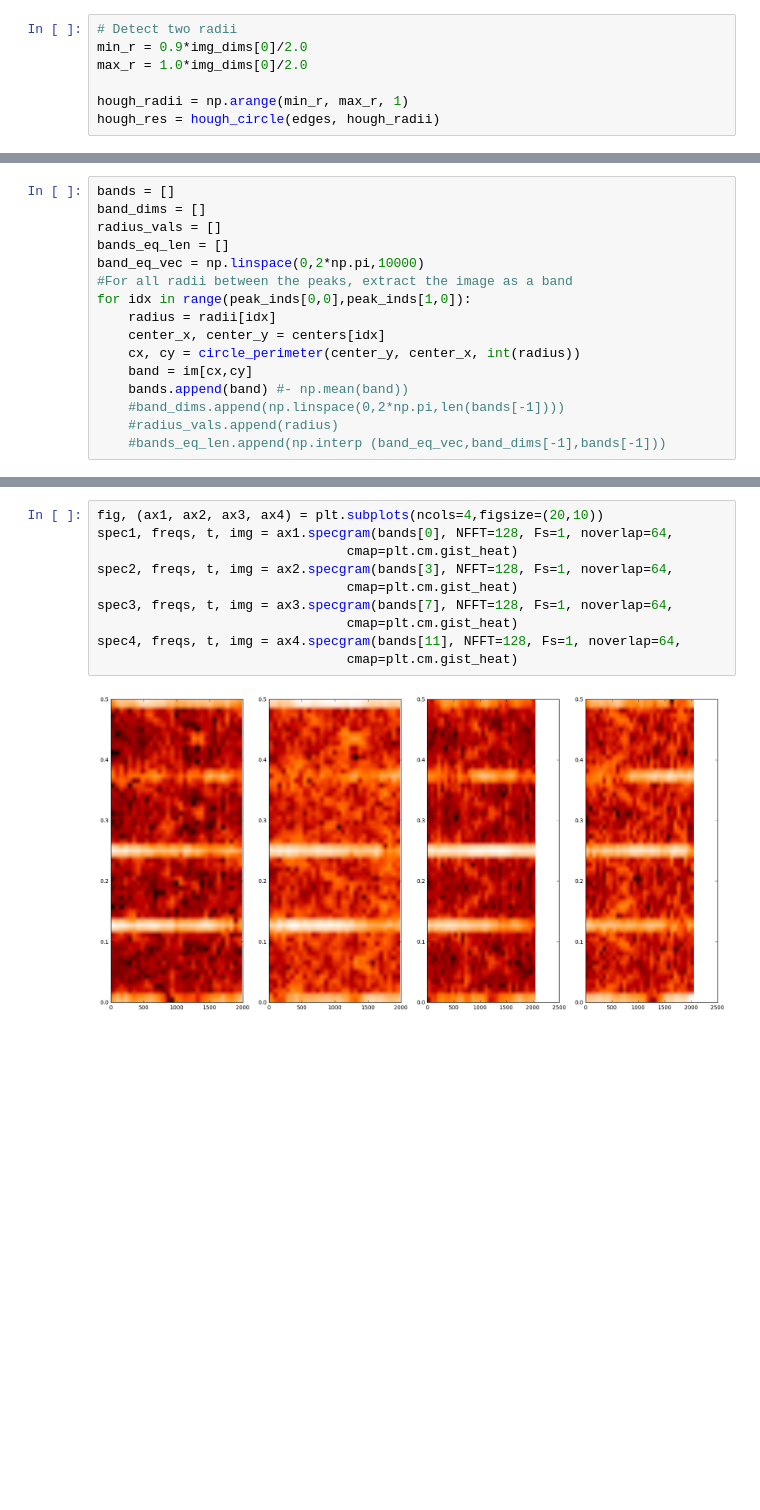
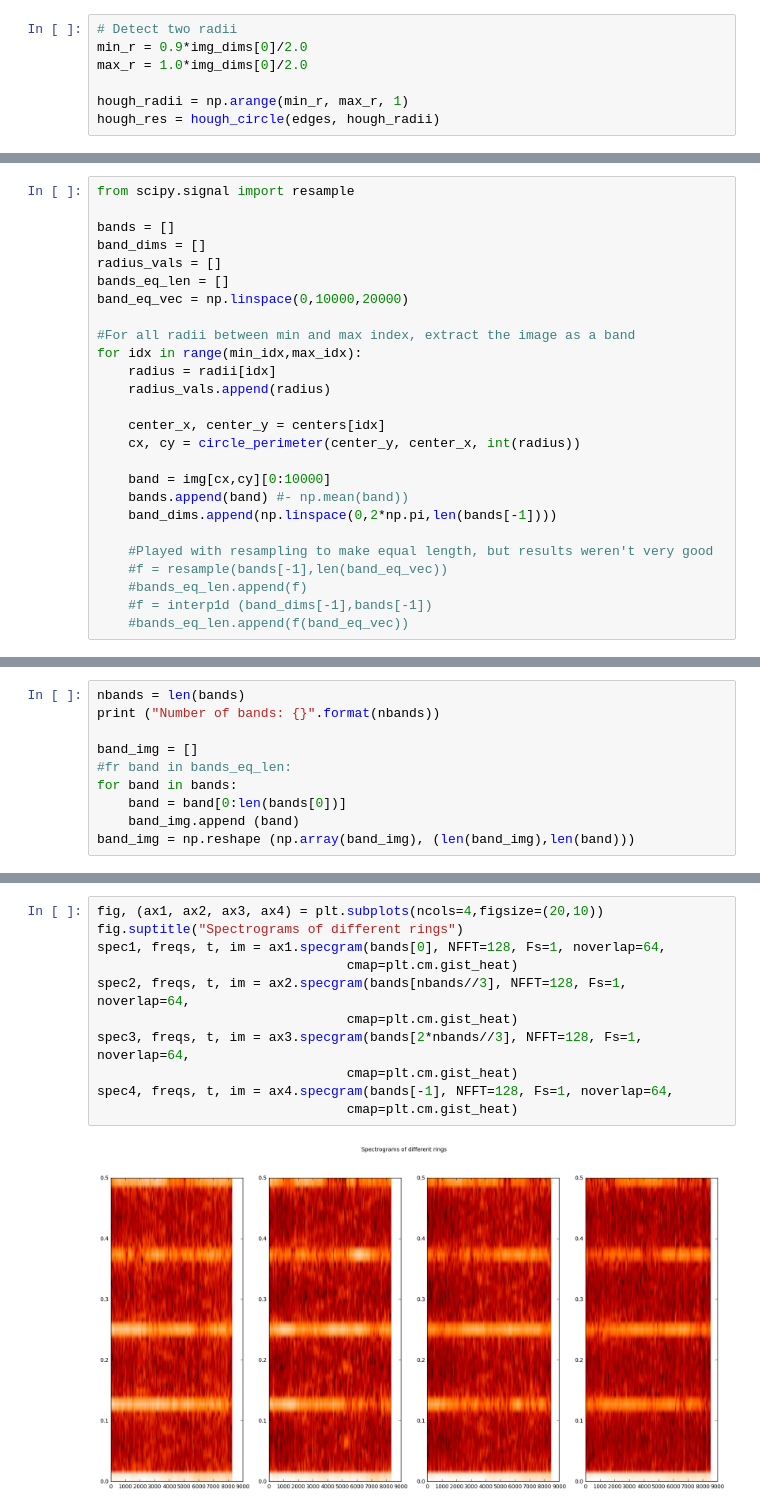
Before and after one commit to jpapon/seal_cup, a Jupyter notebook: seal_cup_testing.ipynb, the cells around one changed output, grey strips where cells are left out. Drawn from its saved outputs; the diff is of its cells as text; blank space fills up the shorter version.

```diff
--- a/seal_cup_testing.ipynb
+++ b/seal_cup_testing.ipynb
@@ -119,16 +101,26 @@ peak_inds = peak_unds *
 # %%
+from scipy.signal import resample
+
 bands = []
 band_dims = []
 radius_vals = []
 bands_eq_len = []
-band_eq_vec = np.linspace(0,2*np.pi,10000)
-#For all radii between the peaks, extract the image as a band
-for idx in range(peak_inds[0,0],peak_inds[1,0]):
+band_eq_vec = np.linspace(0,10000,20000)
+
+#For all radii between min and max index, extract the image as a band
+for idx in range(min_idx,max_idx):
     radius = radii[idx]
+    radius_vals.append(radius)
+
     center_x, center_y = centers[idx]
     cx, cy = circle_perimeter(center_y, center_x, int(radius))
-    band = im[cx,cy]
+
+    band = img[cx,cy][0:10000]
     bands.append(band) #- np.mean(band))
-    #band_dims.append(np.linspace(0,2*np.pi,len(bands[-1])))
-    #radius_vals.append(radius)
-    #bands_eq_len.append(np.interp (band_eq_vec,band_dims[-1],bands[-1]))
+    band_dims.append(np.linspace(0,2*np.pi,len(bands[-1])))
+
+    #Played with resampling to make equal length, but results weren't very good
+    #f = resample(bands[-1],len(band_eq_vec))
+    #bands_eq_len.append(f)
+    #f = interp1d (band_dims[-1],bands[-1])
+    #bands_eq_len.append(f(band_eq_vec))
@@ -151,0 +127,10 @@ print (len(bands))
+# %%
+nbands = len(bands)
+print ("Number of bands: {}".format(nbands))
+
+band_img = []
+#fr band in bands_eq_len:
+for band in bands:
+    band = band[0:len(bands[0])]
+    band_img.append (band)
+band_img = np.reshape (np.array(band_img), (len(band_img),len(band)))
@@ -152,12 +149,13 @@ print (len(bands))
 # %%
 fig, (ax1, ax2, ax3, ax4) = plt.subplots(ncols=4,figsize=(20,10))
-spec1, freqs, t, img = ax1.specgram(bands[0], NFFT=128, Fs=1, noverlap=64,
+fig.suptitle("Spectrograms of different rings")
+spec1, freqs, t, im = ax1.specgram(bands[0], NFFT=128, Fs=1, noverlap=64,
                                 cmap=plt.cm.gist_heat)
-spec2, freqs, t, img = ax2.specgram(bands[3], NFFT=128, Fs=1, noverlap=64,
+spec2, freqs, t, im = ax2.specgram(bands[nbands//3], NFFT=128, Fs=1, noverlap=64,
                                 cmap=plt.cm.gist_heat)
-spec3, freqs, t, img = ax3.specgram(bands[7], NFFT=128, Fs=1, noverlap=64,
+spec3, freqs, t, im = ax3.specgram(bands[2*nbands//3], NFFT=128, Fs=1, noverlap=64,
                                 cmap=plt.cm.gist_heat)
-spec4, freqs, t, img = ax4.specgram(bands[11], NFFT=128, Fs=1, noverlap=64,
+spec4, freqs, t, im = ax4.specgram(bands[-1], NFFT=128, Fs=1, noverlap=64,
                                 cmap=plt.cm.gist_heat)
 # %% [output]
-[figure, old version]
+[figure, new version]
```
Also changed, not shown: parts of 19 cells of this notebook.
